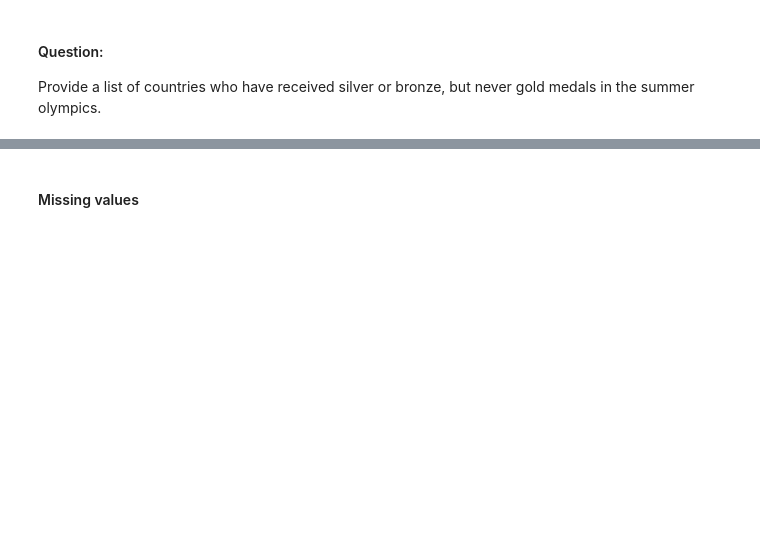
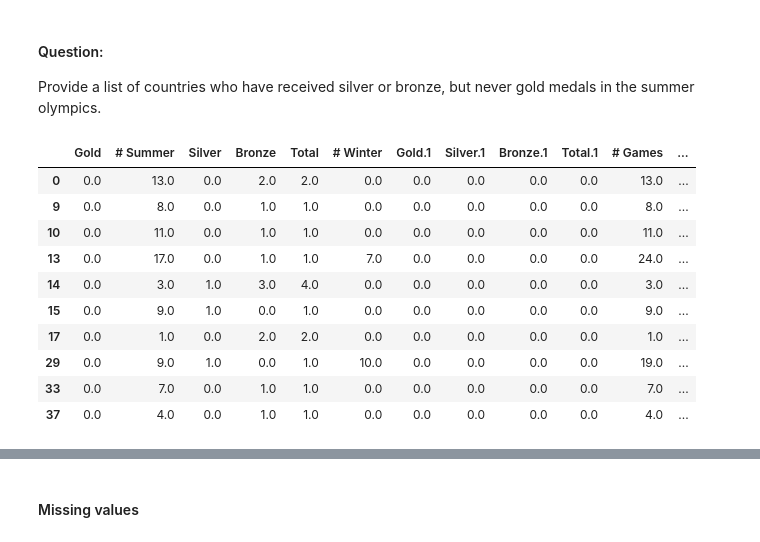
Before and after one commit to thinkful-dsi-cassowary/dsi3_student_pair_work, a Jupyter notebook: Coby/Practice - Python for data scientists III - pandas data manipulation.ipynb, the cells around one changed output, grey strips where cells are left out. Saved outputs shown, nothing was run; the diff lists cells and outputs as text; code cells hidden in the pictures; blank space fills up the shorter version.

```diff
--- a/Coby/Practice - Python for data scientists III - pandas data manipulation.ipynb
+++ b/Coby/Practice - Python for data scientists III - pandas data manipulation.ipynb
@@ -453,3 +978,31 @@ Provide a list of countries who have received silver or bronze, but never gold m
+# %%
+# Your work here
+
+no_gold = df.where(df['Gold'] == 0)
+no_gold.dropna(inplace=True)
+
+silver = no_gold.where(no_gold['Silver'] > 0)
+silver.dropna(inplace=True)
+
+bronze = no_gold.where(no_gold['Bronze'] > 0)
+bronze.dropna(inplace=True)
+
+bronze_and_silver = silver.append(bronze)
+bronze_and_silver.sort_values('country', inplace=True)
+bronze_and_silver.drop_duplicates('country', inplace=True)
+bronze_and_silver.head(10)
+# %% [output]
+|  | Gold | # Summer | Silver | Bronze | Total | # Winter | Gold.1 | Silver.1 | Bronze.1 | Total.1 | # Games | ... |
+| 0 | 0.0 | 13.0 | 0.0 | 2.0 | 2.0 | 0.0 | 0.0 | 0.0 | 0.0 | 0.0 | 13.0 | ... |
+| 9 | 0.0 | 8.0 | 0.0 | 1.0 | 1.0 | 0.0 | 0.0 | 0.0 | 0.0 | 0.0 | 8.0 | ... |
+| 10 | 0.0 | 11.0 | 0.0 | 1.0 | 1.0 | 0.0 | 0.0 | 0.0 | 0.0 | 0.0 | 11.0 | ... |
+| 13 | 0.0 | 17.0 | 0.0 | 1.0 | 1.0 | 7.0 | 0.0 | 0.0 | 0.0 | 0.0 | 24.0 | ... |
+| 14 | 0.0 | 3.0 | 1.0 | 3.0 | 4.0 | 0.0 | 0.0 | 0.0 | 0.0 | 0.0 | 3.0 | ... |
+| 15 | 0.0 | 9.0 | 1.0 | 0.0 | 1.0 | 0.0 | 0.0 | 0.0 | 0.0 | 0.0 | 9.0 | ... |
+| 17 | 0.0 | 1.0 | 0.0 | 2.0 | 2.0 | 0.0 | 0.0 | 0.0 | 0.0 | 0.0 | 1.0 | ... |
+| 29 | 0.0 | 9.0 | 1.0 | 0.0 | 1.0 | 10.0 | 0.0 | 0.0 | 0.0 | 0.0 | 19.0 | ... |
+| 33 | 0.0 | 7.0 | 0.0 | 1.0 | 1.0 | 0.0 | 0.0 | 0.0 | 0.0 | 0.0 | 7.0 | ... |
+| 37 | 0.0 | 4.0 | 0.0 | 1.0 | 1.0 | 0.0 | 0.0 | 0.0 | 0.0 | 0.0 | 4.0 | ... |
 # %%
 df = pd.read_csv('https://tf-assets-prod.s3.amazonaws.com/tf-curric/data-science/census.csv')
 df.head()
```
Also changed, not shown: parts of 129 cells of this notebook.
